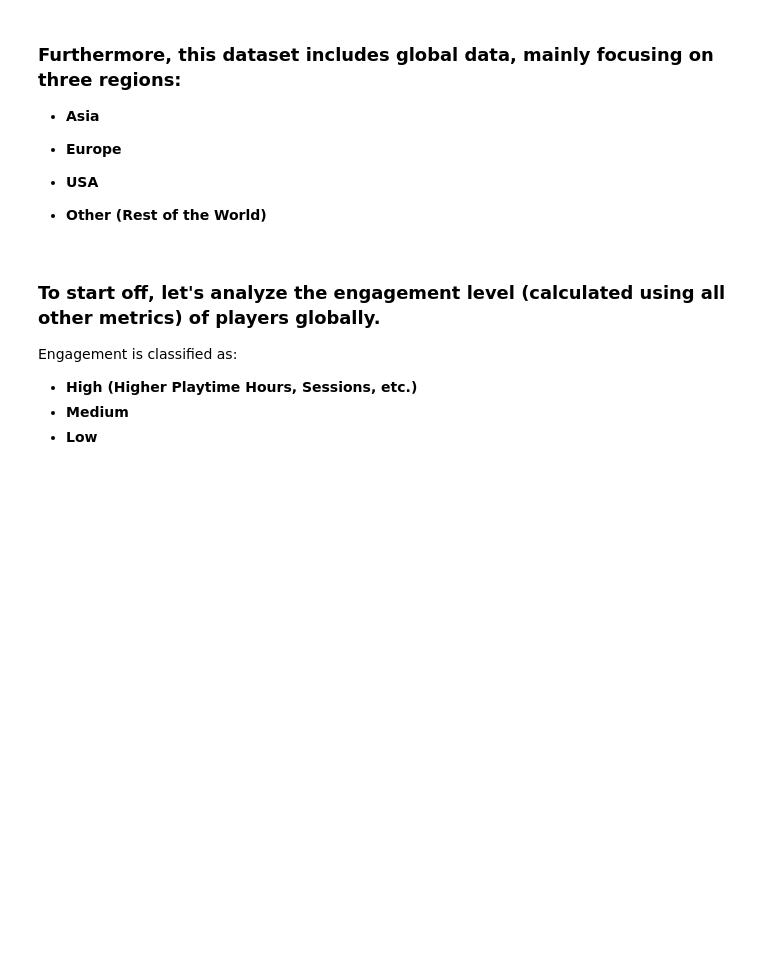
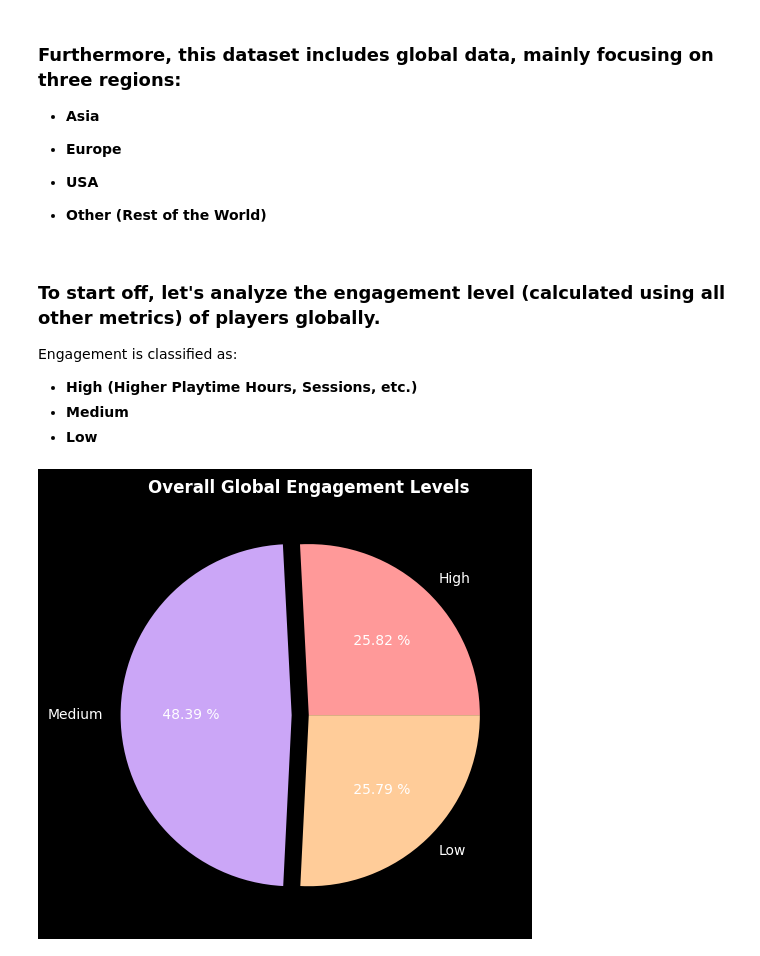
Before and after one commit to rajin-khan/Gaming-Behavior-Analysis, a Jupyter notebook: main_notebook.ipynb, the cells around one changed output. Drawn from its saved outputs; the diff is of its cells as text; code cells hidden in the pictures; blank space fills up the shorter version.

Commit message:
Update notebook and global engagement graph

```diff
--- a/main_notebook.ipynb
+++ b/main_notebook.ipynb
@@ -68,3 +68,27 @@ Engagement is classified as:
 - **High (Higher Playtime Hours, Sessions, etc.)**
 - **Medium**
 - **Low**
+# %%
+#setting the theme of the generated graphs
+plt.style.use('dark_background')
+# %%
+#calculating the percentage of gamers in different engagement levels
+pct_engagement_high = (len(gaming.loc[gaming['EngagementLevel']=='High'])/len(gaming))*100
+pct_engagement_medium = (len(gaming.loc[gaming['EngagementLevel']=='Medium'])/len(gaming))*100
+pct_engagement_low = (len(gaming.loc[gaming['EngagementLevel']=='Low'])/len(gaming))*100
+
+#creating arrays for passing to plot
+engagement_sections = [pct_engagement_high, pct_engagement_medium, pct_engagement_low]
+engagement_labels = ['High', 'Medium', 'Low']
+colors = ['#ff9999', '#cba6f7', '#ffcc99']
+engagement_explode = [0, 0.1, 0]
+
+plt.title('Overall Global Engagement Levels', fontdict={'fontweight': 'bold'})
+
+plt.pie(engagement_sections, labels=engagement_labels, colors=colors, autopct='% .2f %%', explode=engagement_explode)
+
+plt.tight_layout()
+plt.savefig('./generated/globalengagement.png', dpi=500)
+plt.show()
+# %% [output]
+[figure, added]
```
Also changed, not shown: 1 other file.
